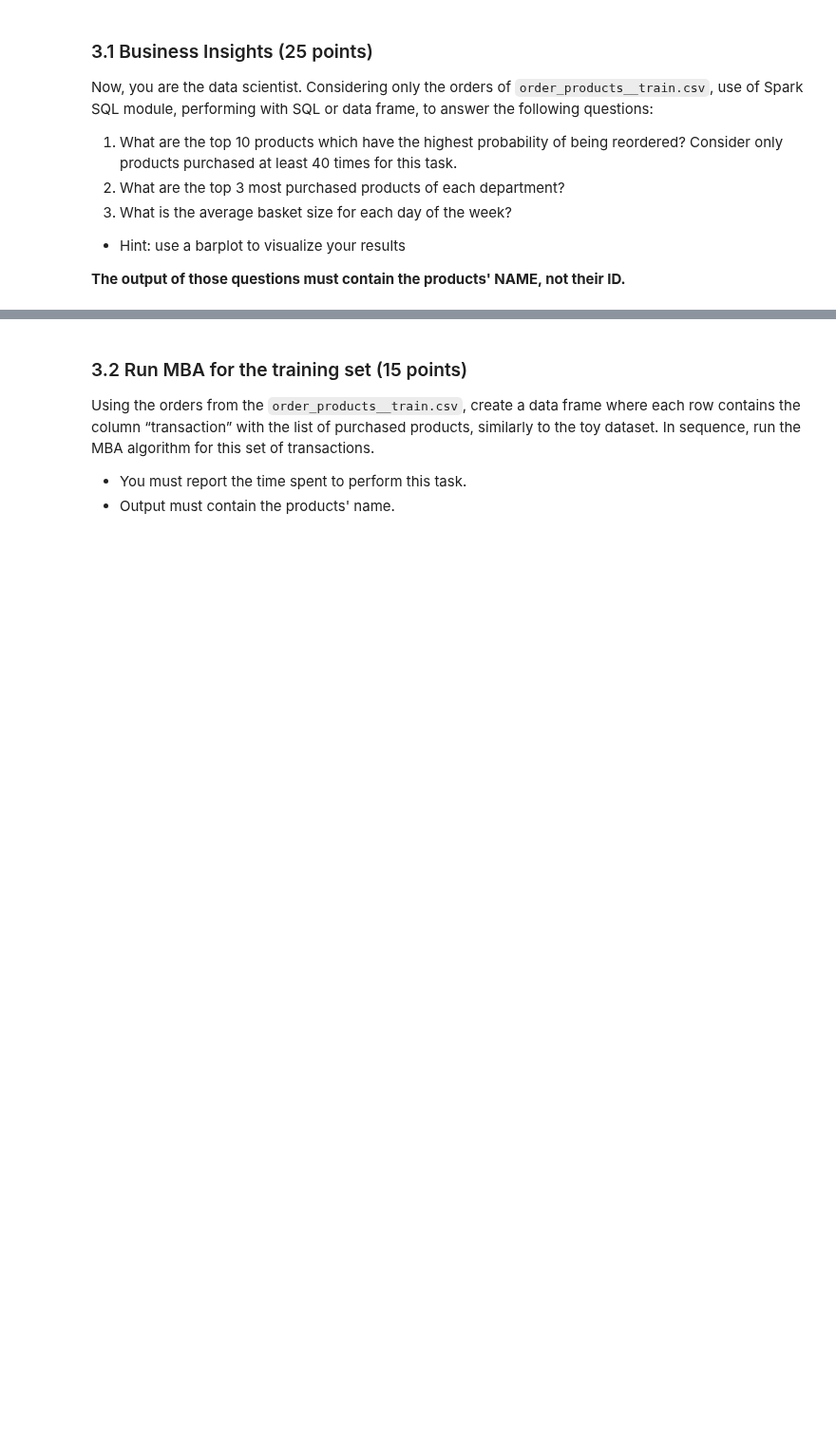
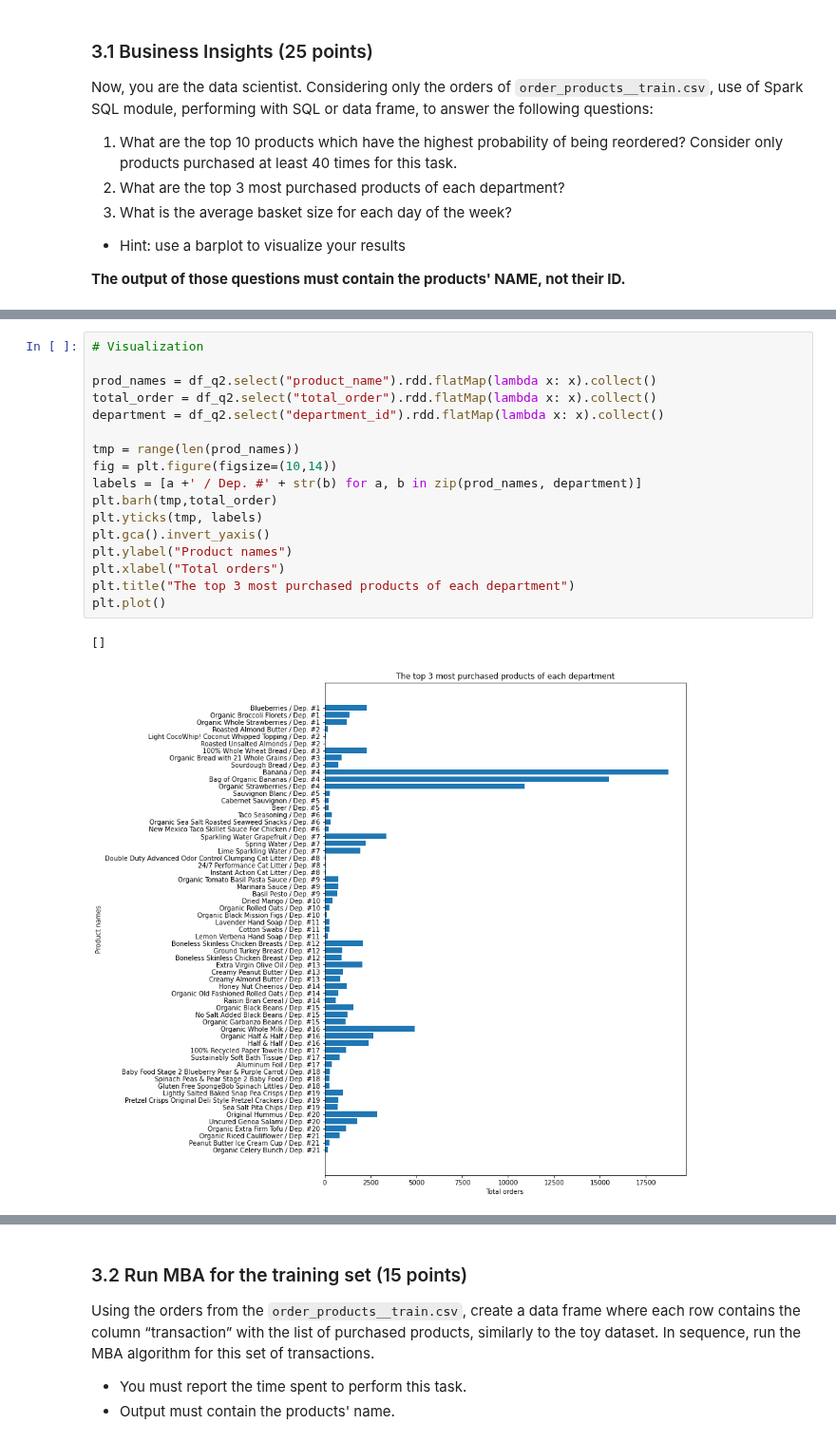
Before and after one commit to OumaymaMessoussi/INF8111, a Jupyter notebook: TP2/TP2_KacemKhaled_OumaymaMessoussi_SemahAissaoui.ipynb, the cells around one changed output, grey strips where cells are left out. Shown at 95% size. Drawn from its saved outputs; the diff is of its cells as text; blank space fills up the shorter version.

```diff
--- a/TP2/TP2_KacemKhaled_OumaymaMessoussi_SemahAissaoui.ipynb
+++ b/TP2/TP2_KacemKhaled_OumaymaMessoussi_SemahAissaoui.ipynb
@@ -728,0 +867,20 @@ Now, you are the data scientist. Considering only the orders of ``order_products
+# %%
+# Visualization
+
+prod_names = df_q2.select("product_name").rdd.flatMap(lambda x: x).collect()
+total_order = df_q2.select("total_order").rdd.flatMap(lambda x: x).collect()
+department = df_q2.select("department_id").rdd.flatMap(lambda x: x).collect()
+
+tmp = range(len(prod_names))
+fig = plt.figure(figsize=(10,14))
+labels = [a +' / Dep. #' + str(b) for a, b in zip(prod_names, department)]
+plt.barh(tmp,total_order)
+plt.yticks(tmp, labels)
+plt.gca().invert_yaxis()
+plt.ylabel("Product names")
+plt.xlabel("Total orders")
+plt.title("The top 3 most purchased products of each department")
+plt.plot()
+# %% [output]
+[]
+[figure, added]
```
Also changed, not shown: parts of 17 cells of this notebook.
